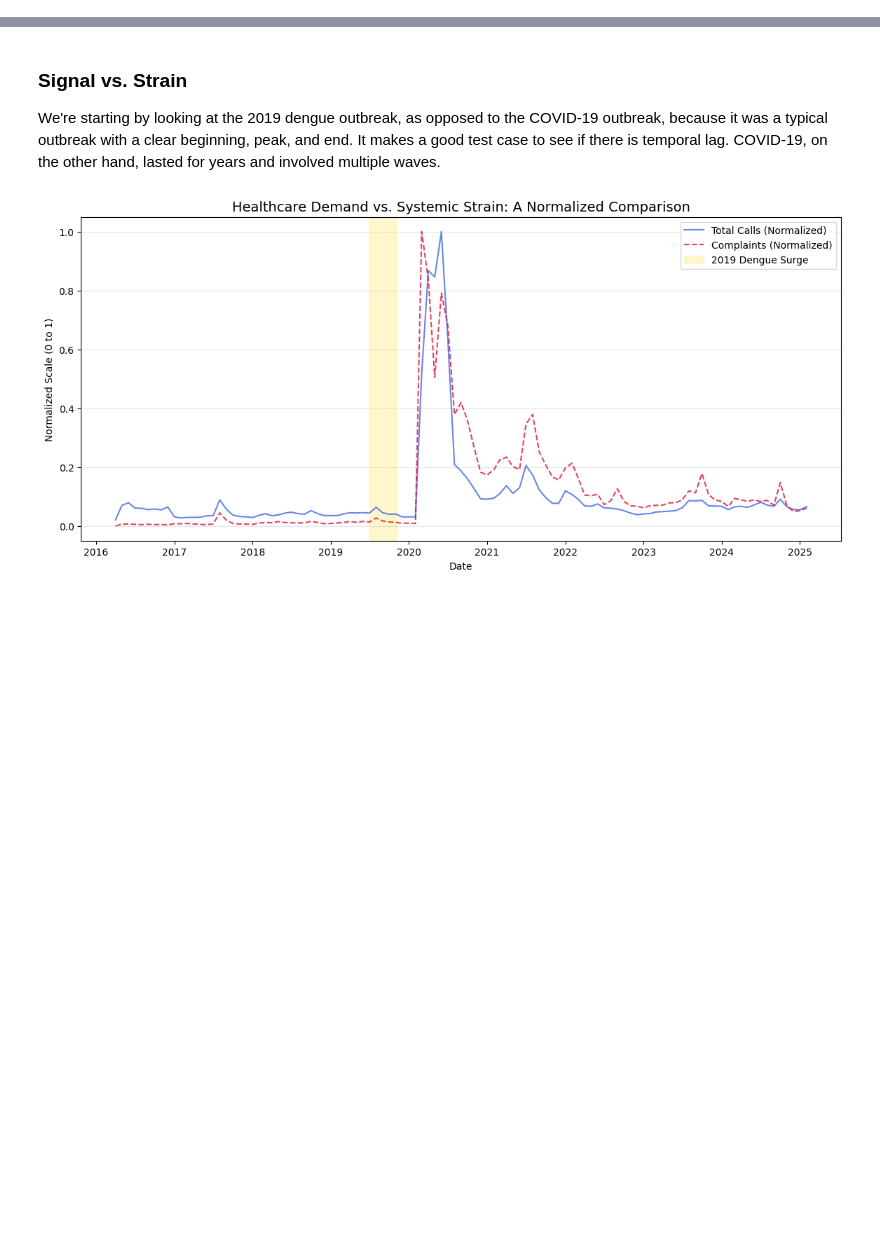
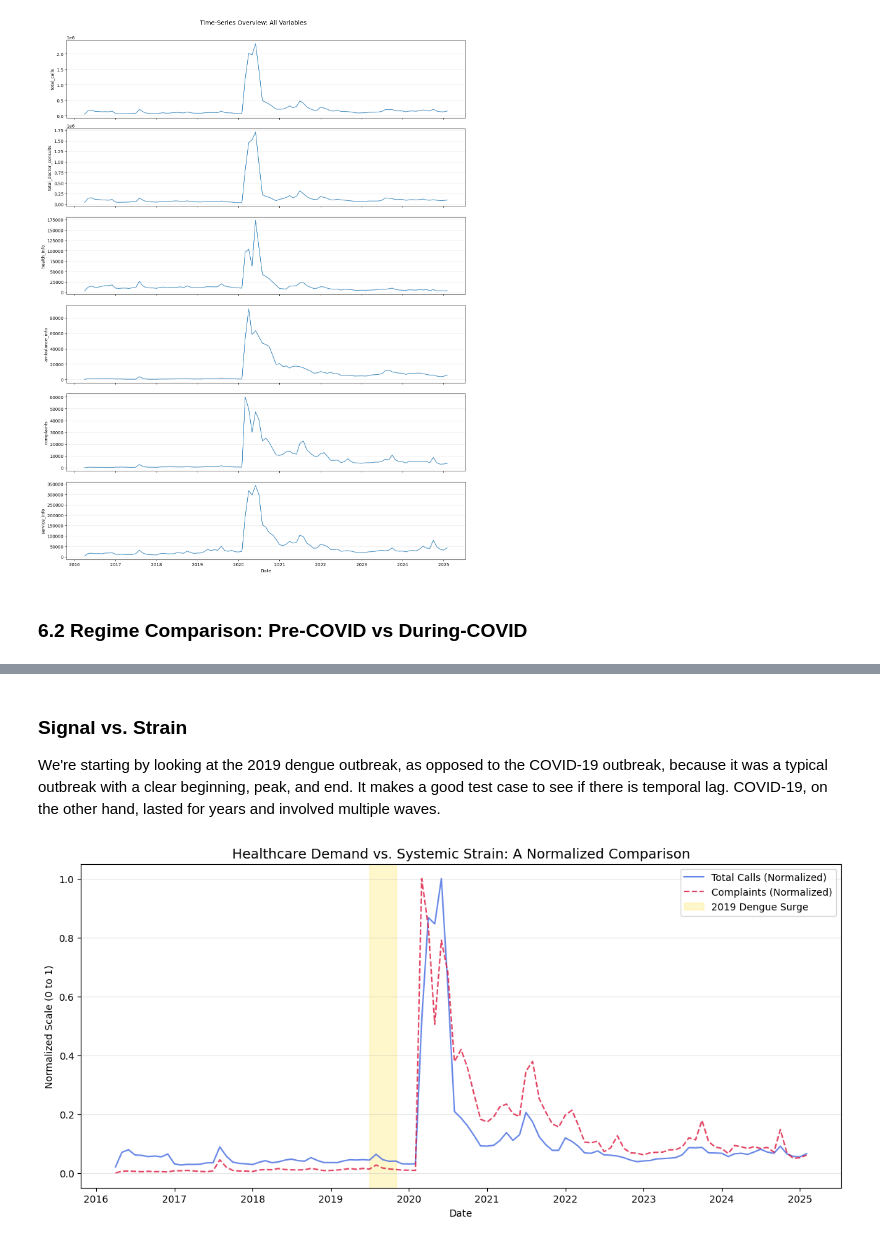
Before and after one commit to amschiltz/healthcare-surge-strain, a Jupyter notebook: notebooks/0.1-ams-initial-exploration.ipynb, the cells around one changed output, grey strips where cells are left out. Cells and saved outputs as stored; diff of their text form; code cells hidden in the pictures; blank space fills up the shorter version.

```diff
--- a/notebooks/0.1-ams-initial-exploration.ipynb
+++ b/notebooks/0.1-ams-initial-exploration.ipynb
@@ -9,3 +37,3 @@ import numpy as np
 # %%
 # Load the data
-df = pd.read_csv('../data/raw/daily_and_month_call_report.csv')
+df_raw = pd.read_csv('../data/raw/daily_and_month_call_report.csv')
@@ -69,4 +263,11 @@ df['Date'] = pd.to_datetime(df['Year'].astype(str) + '-' + df['Month'], format='
+# %%
+# Create datetime object
+df_raw["Date"] = pd.to_datetime(
+    df_raw["Year"].astype(str) + "-" + df_raw["Month"],
+    format="%Y-%b",
+    errors="raise"
+)
 # %%
 # Set Date as index and sort oldest to newest
-df.set_index('Date', inplace=True)
-df.sort_index(inplace=True)
+df_raw.set_index('Date', inplace=True)
+df_raw.sort_index(inplace=True)
@@ -100,0 +327,18 @@ df.head()
+# %%
+# Drop redundant columns and rename columns for clarity
+df = df_raw.copy()
+df.drop(columns=['Year', 'Month'], inplace=True)
+df.rename(columns={
+    'Total Number of Calls': 'total_calls',
+    'Total Number of Doctors Consultancy': 'total_doctor_consults',
+    'Number of Total Health Information': 'health_info',
+    'Number of Total Ambulance Information': 'ambulance_info',
+    'Number of Total Complaints': 'complaints',
+    'Number of Calls To Know About The Service': 'service_info'
+}, inplace=True)
+
+print("Cleaned dataset shape:", df.shape)
+print("\nColumn names:")
+print(df.columns.tolist())
+print("\nFirst few rows:")
+df.head()
@@ -100,0 +404,17 @@ df.head()
+# %%
+# Time-series overview: all variables
+fig, axes = plt.subplots(len(df.columns), 1, figsize=(14, 3*len(df.columns)), sharex=True)
+
+for idx, col in enumerate(df.columns):
+    axes[idx].plot(df.index, df[col], linewidth=1.5, alpha=0.8)
+    axes[idx].set_ylabel(col, fontsize=10)
+    axes[idx].grid(axis='y', alpha=0.3)
+
+plt.xlabel('Date')
+plt.suptitle('Time-Series Overview: All Variables', fontsize=14, y=1.001)
+plt.tight_layout()
+plt.show()
+# %% [output]
+[figure, added]
+# %% [markdown]
+### 6.2 Regime Comparison: Pre-COVID vs During-COVID
```
Also changed, not shown: parts of 43 cells of this notebook, 1 other file.
